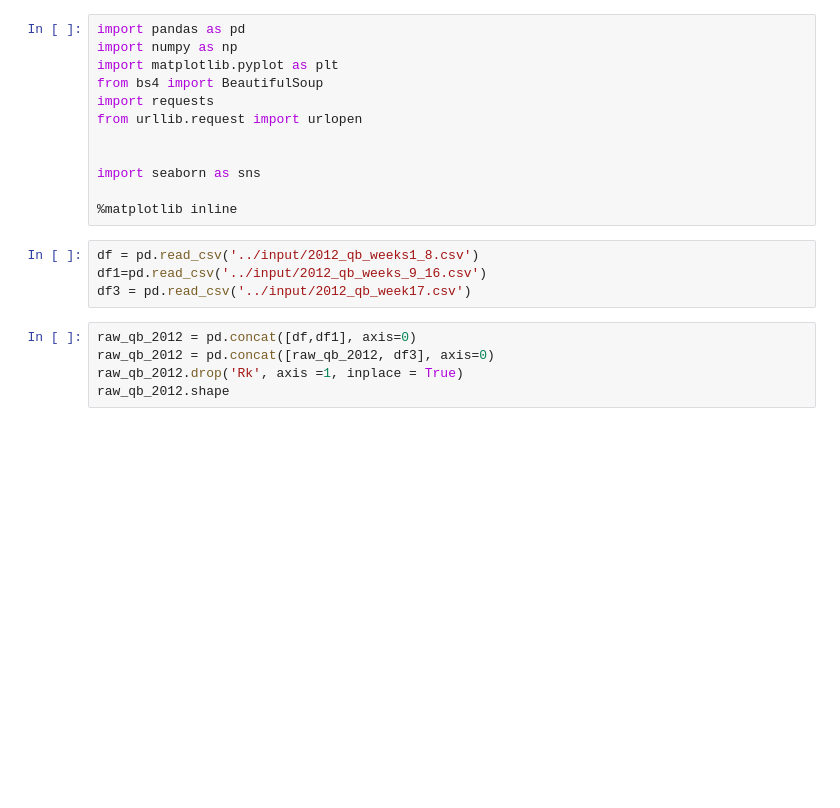
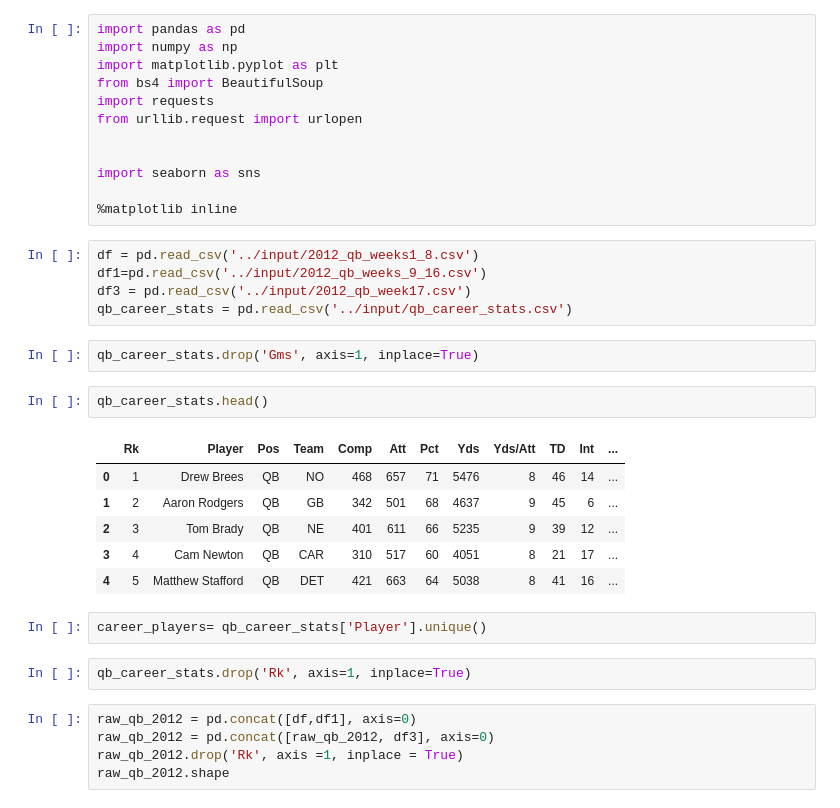
Before and after one commit to rdwyere873/draftkings, a Jupyter notebook: training_dataframes/qb_career_training_df.ipynb, the cells around one changed output. Drawn from its saved outputs; the diff is of its cells as text; blank space fills up the shorter version.

```diff
--- a/training_dataframes/qb_career_training_df.ipynb
+++ b/training_dataframes/qb_career_training_df.ipynb
@@ -14,6 +14,22 @@ import seaborn as sns
 df = pd.read_csv('../input/2012_qb_weeks1_8.csv')
 df1=pd.read_csv('../input/2012_qb_weeks_9_16.csv')
 df3 = pd.read_csv('../input/2012_qb_week17.csv')
+qb_career_stats = pd.read_csv('../input/qb_career_stats.csv')
+# %%
+qb_career_stats.drop('Gms', axis=1, inplace=True)
+# %%
+qb_career_stats.head()
+# %% [output]
+|  | Rk | Player | Pos | Team | Comp | Att | Pct | Yds | Yds/Att | TD | Int | ... |
+| 0 | 1 | Drew Brees | QB | NO | 468 | 657 | 71 | 5476 | 8 | 46 | 14 | ... |
+| 1 | 2 | Aaron Rodgers | QB | GB | 342 | 501 | 68 | 4637 | 9 | 45 | 6 | ... |
+| 2 | 3 | Tom Brady | QB | NE | 401 | 611 | 66 | 5235 | 9 | 39 | 12 | ... |
+| 3 | 4 | Cam Newton | QB | CAR | 310 | 517 | 60 | 4051 | 8 | 21 | 17 | ... |
+| 4 | 5 | Matthew Stafford | QB | DET | 421 | 663 | 64 | 5038 | 8 | 41 | 16 | ... |
+# %%
+career_players= qb_career_stats['Player'].unique()
+# %%
+qb_career_stats.drop('Rk', axis=1, inplace=True)
 # %%
 raw_qb_2012 = pd.concat([df,df1], axis=0)
 raw_qb_2012 = pd.concat([raw_qb_2012, df3], axis=0)
```
Also changed, not shown: parts of 34 cells of this notebook.
